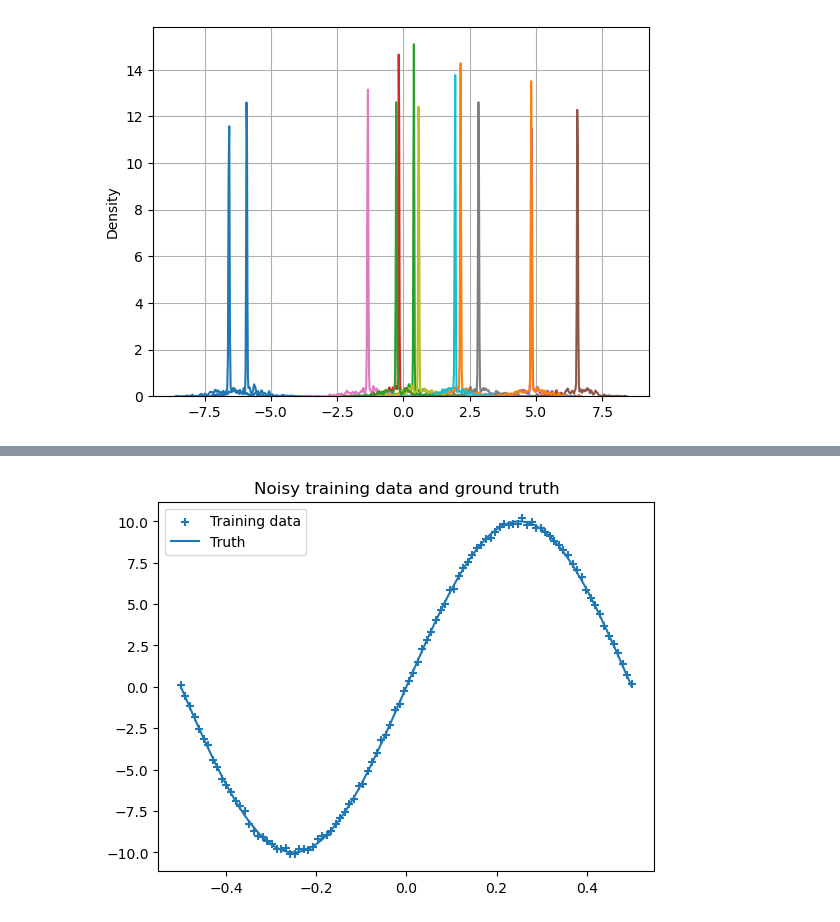
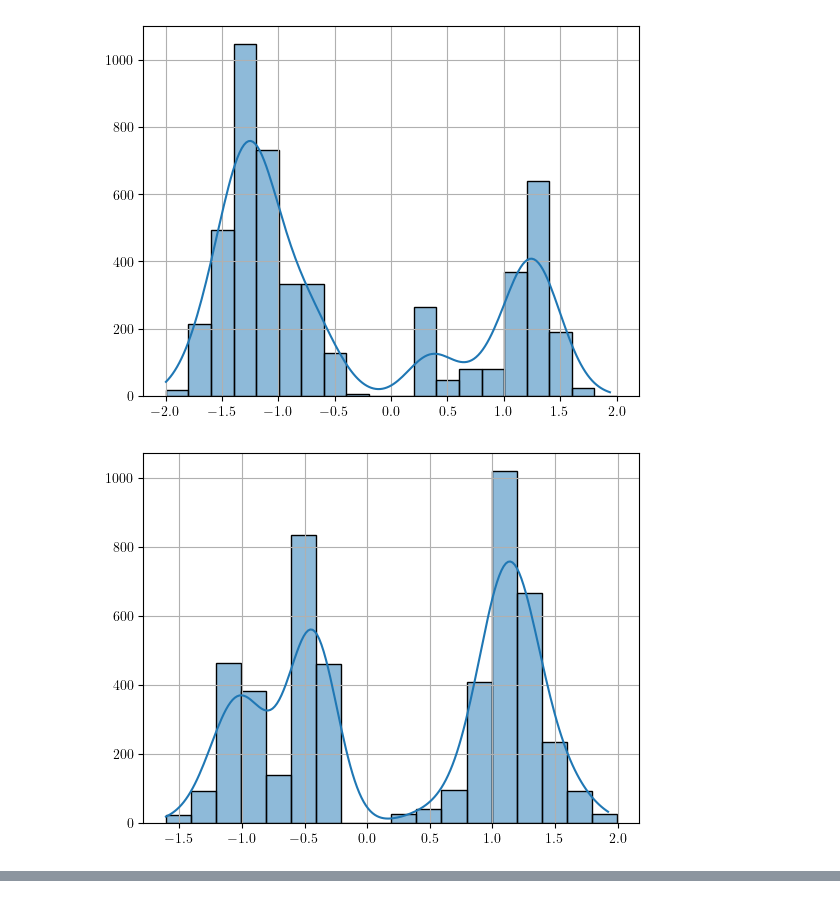
Before and after one commit to Davidson-Lova/PFE_BNN_ABS_SS, a Jupyter notebook: weightAnalysis.ipynb, the cells around one changed output, grey strips where cells are left out. Cells and saved outputs as stored; diff of their text form; code cells hidden in the pictures.

Commit message:
more plots dans le rapport

```diff
--- a/weightAnalysis.ipynb
+++ b/weightAnalysis.ipynb
@@ -10,0 +58,5 @@ thetas = torch.load('thetas/Thetas06-04-2023_13:45:14.pt')
+# %%
+f = open("hyperparameters/h11-04-2023_08-47-51.txt")
+hyperparameters = json.load(f)
+f.close()
+thetas = torch.load('thetas/Thetas11-04-2023_08-47-51.pt')
@@ -11,6 +72,12 @@ thetas = torch.load('thetas/Thetas06-04-2023_13:45:14.pt')
 # %%
+
 for k in range(thetas.shape[0]) :
-    sns.kdeplot(thetas[k,:].detach().numpy(),bw_adjust=.2)
+    plt.figure()
+    # sns.kdeplot(thetas[k,:].detach().numpy(),bw_adjust=.2)
+    sns.histplot(thetas[k,:].detach().numpy(), kde = True, binwidth=0.2, fill = True)
     plt.grid('on')
+    plt.ylabel(None)
+    plt.savefig('plots/plotWeight-{}--{}.png'.format('11-04-2023_08-47-51', k))
 # %% [output]
-[figure, old version]
+[figure, new version]
+[figure, added]
@@ -17,41 +88,0 @@ for k in range(thetas.shape[0]) :
-# %%
-# Definition de la fonction de test
-def f(x, sigma):
-    epsilon = np.random.randn(*x.shape) * sigma
-    return 10*np.sin(2*np.pi*x) + epsilon
-
-# def f(x, sigma):
-#     epsilon = np.random.randn(*x.shape) * sigma
-#     return np.cos(x) + epsilon
-
-
-# Paramétrage des données d'entrainements
-train_size = 100
-noise = 0.1
-# Pour sin
-xmin = -0.5
-xmax = 0.5
-
-# # Pour cos
-# xmin = -3.5
-# xmax = 3.5
-
-X = np.linspace(xmin, xmax, train_size).reshape(-1, 1)
-# X = np.linspace(-np.pi, np.pi, train_size).reshape(-1, 1)
-
-y = f(X, sigma=noise)
-y_true = f(X, sigma=0.0)
-
-
-# On affiche tout ça
-plt.scatter(X, y, marker='+', label='Training data')
-plt.plot(X, y_true, label='Truth')
-plt.title('Noisy training data and ground truth')
-plt.legend()
-plt.show()
-
-XT = torch.Tensor(X).reshape(X.shape)
-y = torch.Tensor(y).reshape(y.shape)
-y_true = torch.Tensor(y_true).reshape(y_true.shape)
-# %% [output]
-[figure, removed]
```
Also changed, not shown: parts of 19 cells of this notebook, 27 other files.
